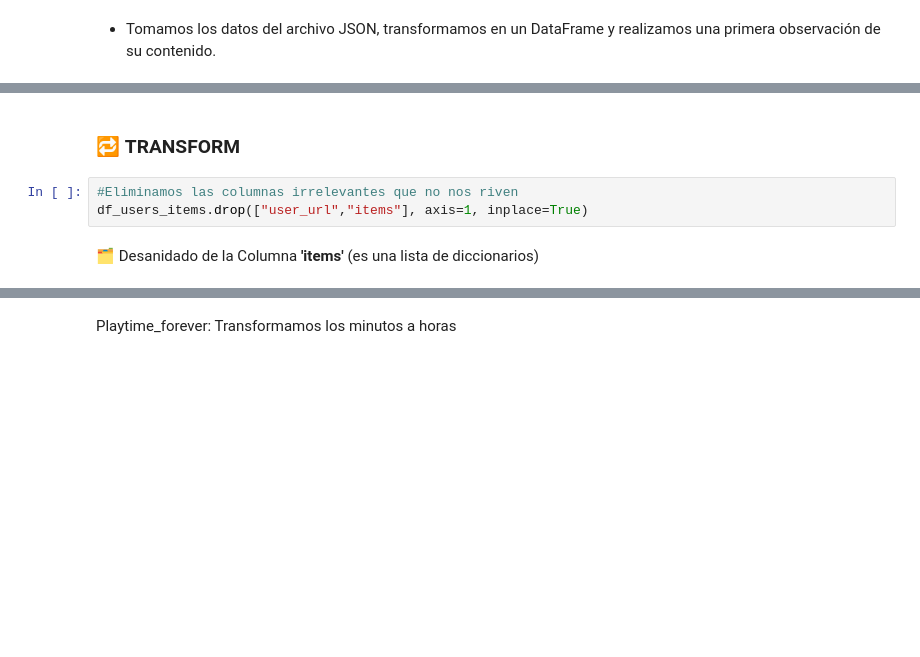
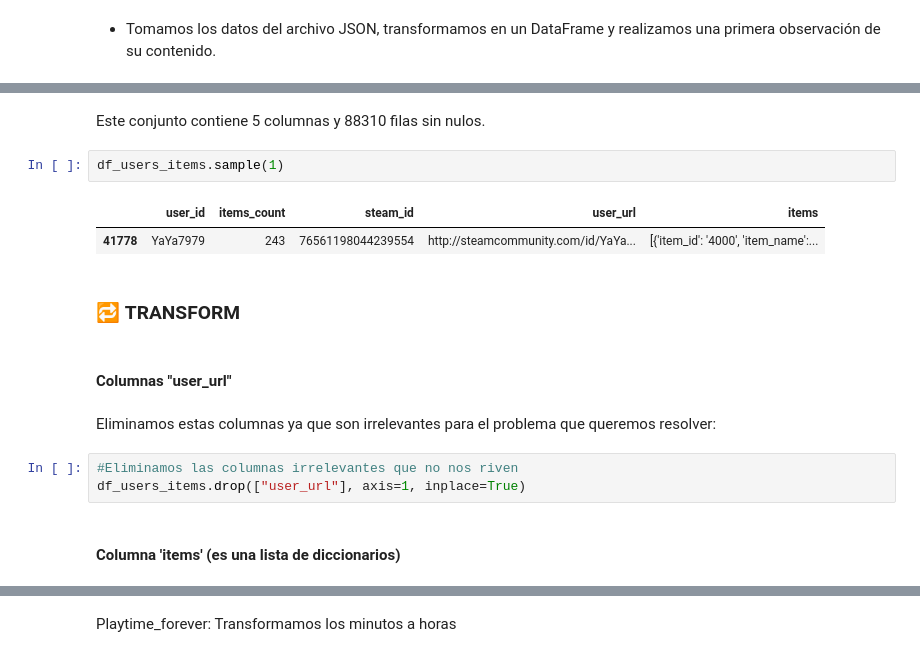
Before and after one commit to bautiarmanicode/MLOps-SteamGames, a Jupyter notebook: 1_JupyterNotebooks/1.2_ETL_user_items.ipynb, the cells around one changed output, grey strips where cells are left out. Saved outputs shown, nothing was run; the diff lists cells and outputs as text; blank space fills up the shorter version.

```diff
--- a/1_JupyterNotebooks/1.2_ETL_user_items.ipynb
+++ b/1_JupyterNotebooks/1.2_ETL_user_items.ipynb
@@ -88,7 +96,18 @@ Dimensiones:  (88310, 5)
+# %% [markdown]
+Este conjunto contiene 5 columnas y 88310 filas sin nulos.
+# %%
+df_users_items.sample(1)
+# %% [output]
+|  | user_id | items_count | steam_id | user_url | items |
+| 41778 | YaYa7979 | 243 | 76561198044239554 | http://steamcommunity.com/id/YaYa... | [{'item_id': '4000', 'item_name':... |
 # %% [markdown]
 ### 🔁 **TRANSFORM**
+# %% [markdown]
+#### **Columnas "user_url"**
+# %% [markdown]
+Eliminamos estas columnas ya que son irrelevantes para el problema que queremos resolver:
 # %%
 #Eliminamos las columnas irrelevantes que no nos riven
-df_users_items.drop(["user_url","items"], axis=1, inplace=True)
+df_users_items.drop(["user_url"], axis=1, inplace=True)
 # %% [markdown]
-🗂️ Desanidado de la Columna **'items'** (es una lista de diccionarios)
+#### Columna **'items'** (es una lista de diccionarios)
```
Also changed, not shown: parts of 9 cells of this notebook, 9 other files.
